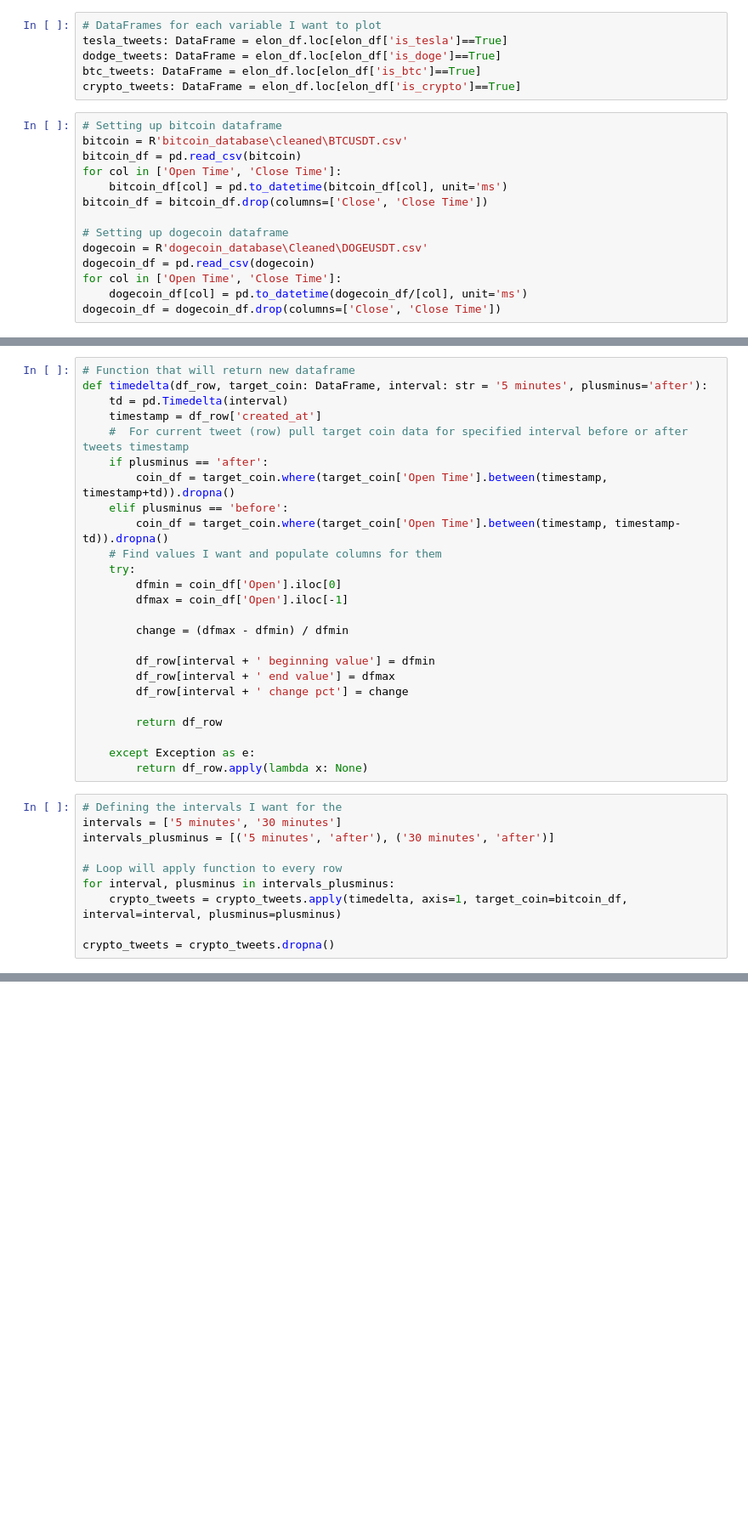
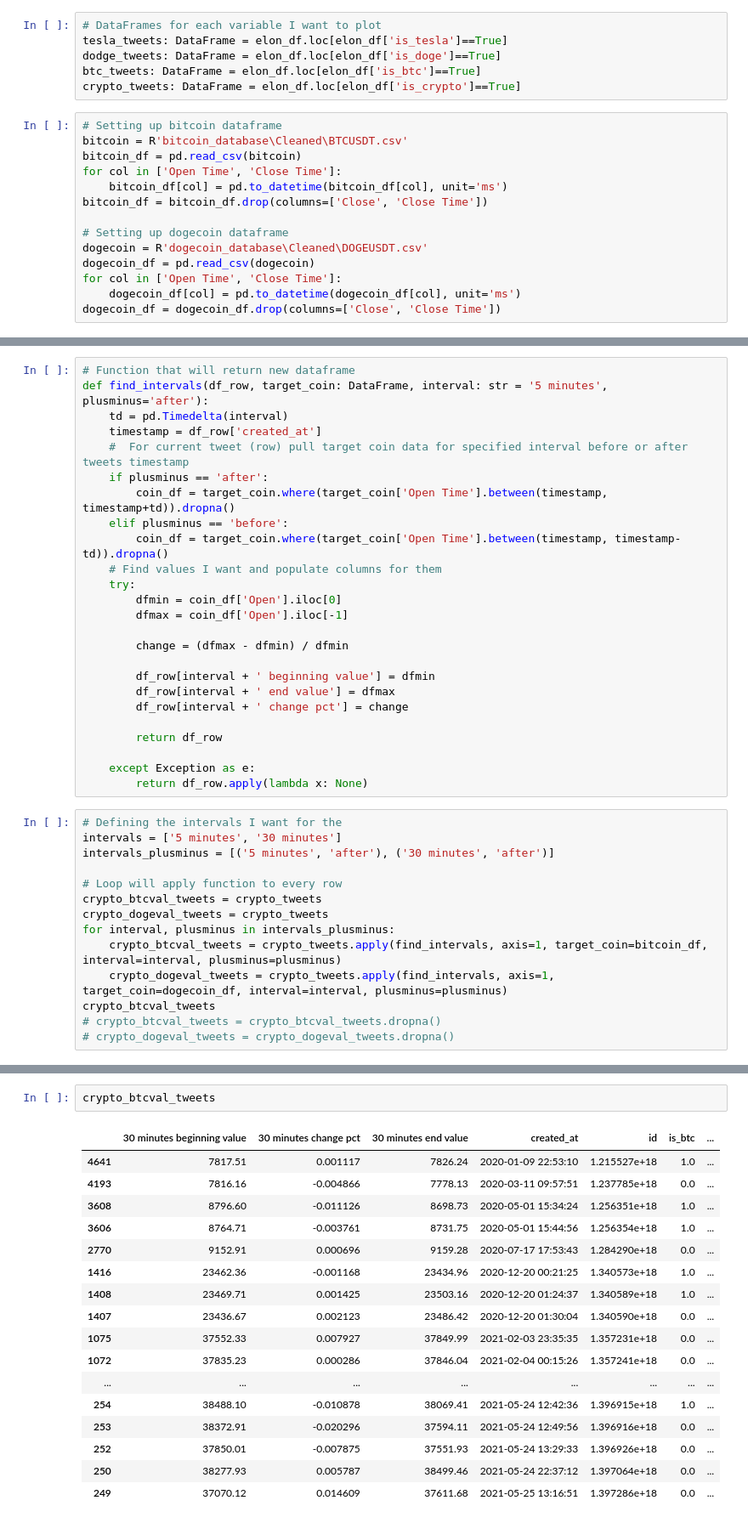
Before and after one commit to acorea/project-grizzly, a Jupyter notebook: elon_data.ipynb, the cells around one changed output, grey strips where cells are left out. Shown: that part at 85% size. Drawn from its saved outputs; the diff is of its cells as text; blank space fills up the shorter version.

```diff
--- a/elon_data.ipynb
+++ b/elon_data.ipynb
@@ -46,7 +46,7 @@ btc_tweets: DataFrame = elon_df.loc[elon_df['is_btc']==True]
 crypto_tweets: DataFrame = elon_df.loc[elon_df['is_crypto']==True]
 # %%
 # Setting up bitcoin dataframe
-bitcoin = R'bitcoin_database\cleaned\BTCUSDT.csv'
+bitcoin = R'bitcoin_database\Cleaned\BTCUSDT.csv'
 bitcoin_df = pd.read_csv(bitcoin)
 for col in ['Open Time', 'Close Time']:
     bitcoin_df[col] = pd.to_datetime(bitcoin_df[col], unit='ms')
@@ -56,5 +56,5 @@ bitcoin_df = bitcoin_df.drop(columns=['Close', 'Close Time'])
 dogecoin = R'dogecoin_database\Cleaned\DOGEUSDT.csv'
 dogecoin_df = pd.read_csv(dogecoin)
 for col in ['Open Time', 'Close Time']:
-    dogecoin_df[col] = pd.to_datetime(dogecoin_df/[col], unit='ms')
+    dogecoin_df[col] = pd.to_datetime(dogecoin_df[col], unit='ms')
 dogecoin_df = dogecoin_df.drop(columns=['Close', 'Close Time'])
@@ -63,6 +61,6 @@ ValueError: Unable to coerce to Series, length must be 5: given 1
 # %%
 # Function that will return new dataframe
-def timedelta(df_row, target_coin: DataFrame, interval: str = '5 minutes', plusminus='after'):
+def find_intervals(df_row, target_coin: DataFrame, interval: str = '5 minutes', plusminus='after'):
     td = pd.Timedelta(interval)
     timestamp = df_row['created_at']
     #  For current tweet (row) pull target coin data for specified interval before or after tweets timestamp
@@ -91,7 +89,11 @@ intervals = ['5 minutes', '30 minutes']
 intervals_plusminus = [('5 minutes', 'after'), ('30 minutes', 'after')]
 
 # Loop will apply function to every row
+crypto_btcval_tweets = crypto_tweets
+crypto_dogeval_tweets = crypto_tweets
 for interval, plusminus in intervals_plusminus:
-    crypto_tweets = crypto_tweets.apply(timedelta, axis=1, target_coin=bitcoin_df, interval=interval, plusminus=plusminus)
-
-crypto_tweets = crypto_tweets.dropna()
+    crypto_btcval_tweets = crypto_tweets.apply(find_intervals, axis=1, target_coin=bitcoin_df, interval=interval, plusminus=plusminus)
+    crypto_dogeval_tweets = crypto_tweets.apply(find_intervals, axis=1, target_coin=dogecoin_df, interval=interval, plusminus=plusminus)
+crypto_btcval_tweets
+# crypto_btcval_tweets = crypto_btcval_tweets.dropna()
+# crypto_dogeval_tweets = crypto_dogeval_tweets.dropna()
@@ -98,2 +102,22 @@ crypto_tweets = crypto_tweets.dropna()
+# %%
+crypto_btcval_tweets
+# %% [output]
+|  | 30 minutes beginning value | 30 minutes change pct | 30 minutes end value | created_at | id | is_btc | ... |
+| 4641 | 7817.51 | 0.001117 | 7826.24 | 2020-01-09 22:53:10 | 1.215527e+18 | 1.0 | ... |
+| 4193 | 7816.16 | -0.004866 | 7778.13 | 2020-03-11 09:57:51 | 1.237785e+18 | 0.0 | ... |
+| 3608 | 8796.60 | -0.011126 | 8698.73 | 2020-05-01 15:34:24 | 1.256351e+18 | 1.0 | ... |
+| 3606 | 8764.71 | -0.003761 | 8731.75 | 2020-05-01 15:44:56 | 1.256354e+18 | 1.0 | ... |
+| 2770 | 9152.91 | 0.000696 | 9159.28 | 2020-07-17 17:53:43 | 1.284290e+18 | 0.0 | ... |
+| 1416 | 23462.36 | -0.001168 | 23434.96 | 2020-12-20 00:21:25 | 1.340573e+18 | 1.0 | ... |
+| 1408 | 23469.71 | 0.001425 | 23503.16 | 2020-12-20 01:24:37 | 1.340589e+18 | 1.0 | ... |
+| 1407 | 23436.67 | 0.002123 | 23486.42 | 2020-12-20 01:30:04 | 1.340590e+18 | 0.0 | ... |
+| 1075 | 37552.33 | 0.007927 | 37849.99 | 2021-02-03 23:35:35 | 1.357231e+18 | 0.0 | ... |
+| 1072 | 37835.23 | 0.000286 | 37846.04 | 2021-02-04 00:15:26 | 1.357241e+18 | 0.0 | ... |
+| ... | ... | ... | ... | ... | ... | ... | ... |
+| 254 | 38488.10 | -0.010878 | 38069.41 | 2021-05-24 12:42:36 | 1.396915e+18 | 1.0 | ... |
+| 253 | 38372.91 | -0.020296 | 37594.11 | 2021-05-24 12:49:56 | 1.396916e+18 | 0.0 | ... |
+| 252 | 37850.01 | -0.007875 | 37551.93 | 2021-05-24 13:29:33 | 1.396926e+18 | 0.0 | ... |
+| 250 | 38277.93 | 0.005787 | 38499.46 | 2021-05-24 22:37:12 | 1.397064e+18 | 0.0 | ... |
+| 249 | 37070.12 | 0.014609 | 37611.68 | 2021-05-25 13:16:51 | 1.397286e+18 | 0.0 | ... |
 # %%
 # Not sure why columns got messed up, but fixing it here
```
Also changed, not shown: parts of 3 cells of this notebook, 3 other files.
